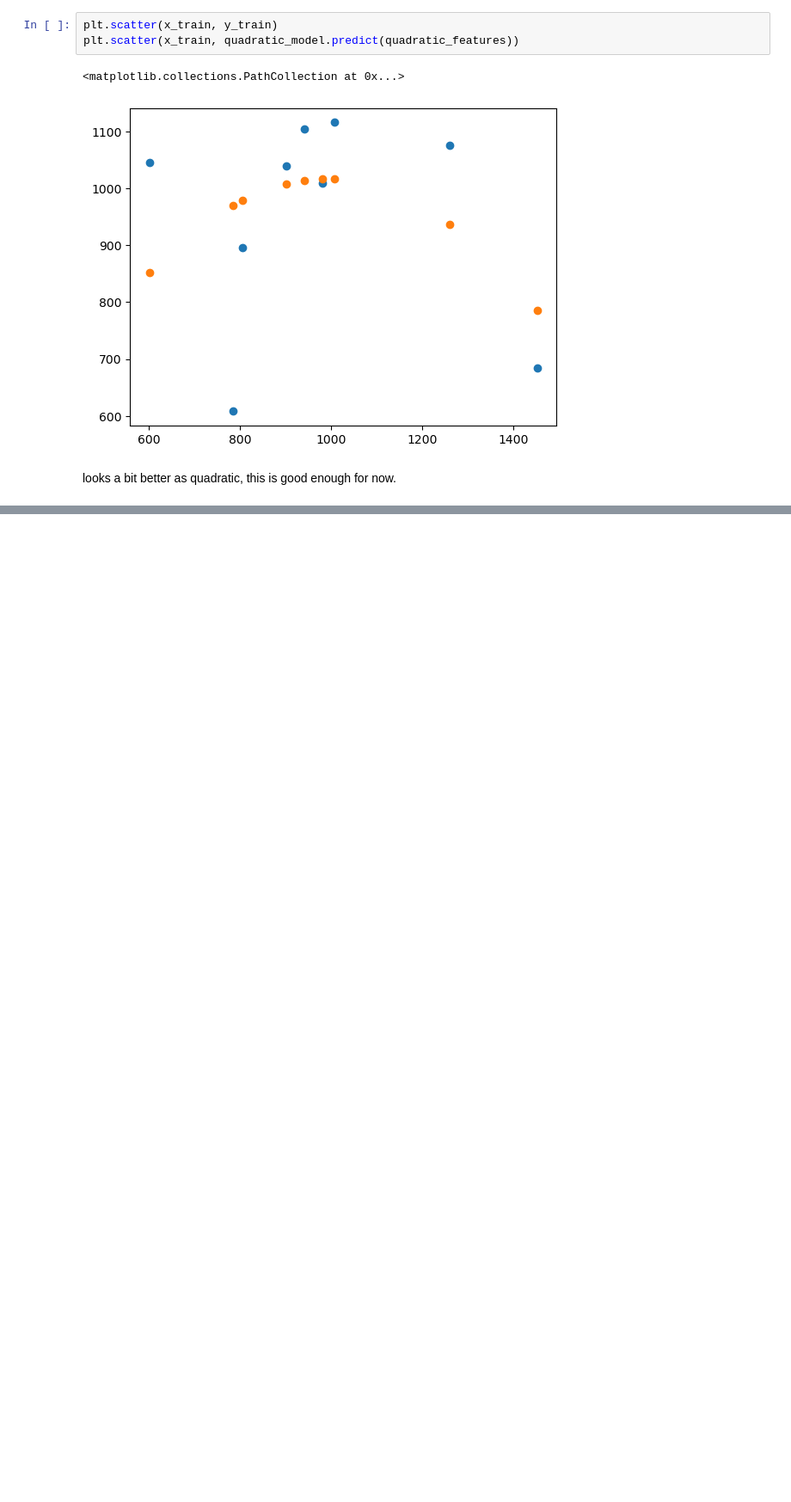
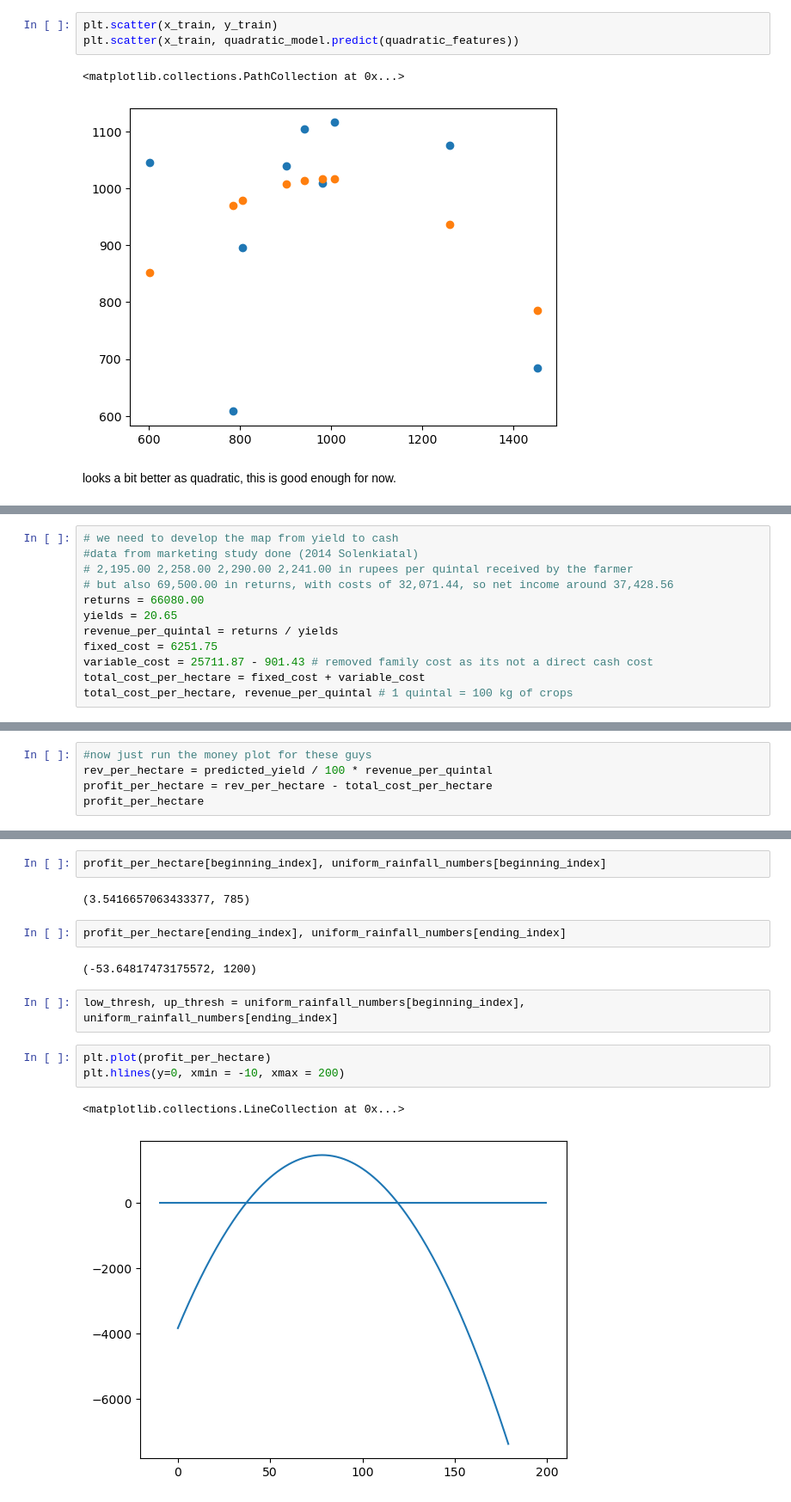
Before and after one commit to ken-neth-wang/crop-insurance, a Jupyter notebook: univariate_sim.ipynb, the cells around one changed output, grey strips where cells are left out. Shown at 86% size. Saved outputs shown, nothing was run; the diff lists cells and outputs as text; blank space fills up the shorter version.

```diff
--- a/univariate_sim.ipynb
+++ b/univariate_sim.ipynb
@@ -304,0 +303,12 @@ looks a bit better as quadratic, this is good enough for now.
+# %%
+# we need to develop the map from yield to cash
+#data from marketing study done (2014 Solenkiatal)
+# 2,195.00 2,258.00 2,290.00 2,241.00 in rupees per quintal received by the farmer
+# but also 69,500.00 in returns, with costs of 32,071.44, so net income around 37,428.56
+returns = 66080.00
+yields = 20.65
+revenue_per_quintal = returns / yields
+fixed_cost = 6251.75
+variable_cost = 25711.87 - 901.43 # removed family cost as its not a direct cash cost
+total_cost_per_hectare = fixed_cost + variable_cost
+total_cost_per_hectare, revenue_per_quintal # 1 quintal = 100 kg of crops
@@ -304,0 +326,5 @@ looks a bit better as quadratic, this is good enough for now.
+# %%
+#now just run the money plot for these guys
+rev_per_hectare = predicted_yield / 100 * revenue_per_quintal
+profit_per_hectare = rev_per_hectare - total_cost_per_hectare
+profit_per_hectare
@@ -304,0 +358,16 @@ looks a bit better as quadratic, this is good enough for now.
+# %%
+profit_per_hectare[beginning_index], uniform_rainfall_numbers[beginning_index]
+# %% [output]
+(3.5416657063433377, 785)
+# %%
+profit_per_hectare[ending_index], uniform_rainfall_numbers[ending_index]
+# %% [output]
+(-53.64817473175572, 1200)
+# %%
+low_thresh, up_thresh = uniform_rainfall_numbers[beginning_index], uniform_rainfall_numbers[ending_index]
+# %%
+plt.plot(profit_per_hectare)
+plt.hlines(y=0, xmin = -10, xmax = 200)
+# %% [output]
+<matplotlib.collections.LineCollection at 0x...>
+[figure, added]
```
Also changed, not shown: parts of 10 cells of this notebook.
